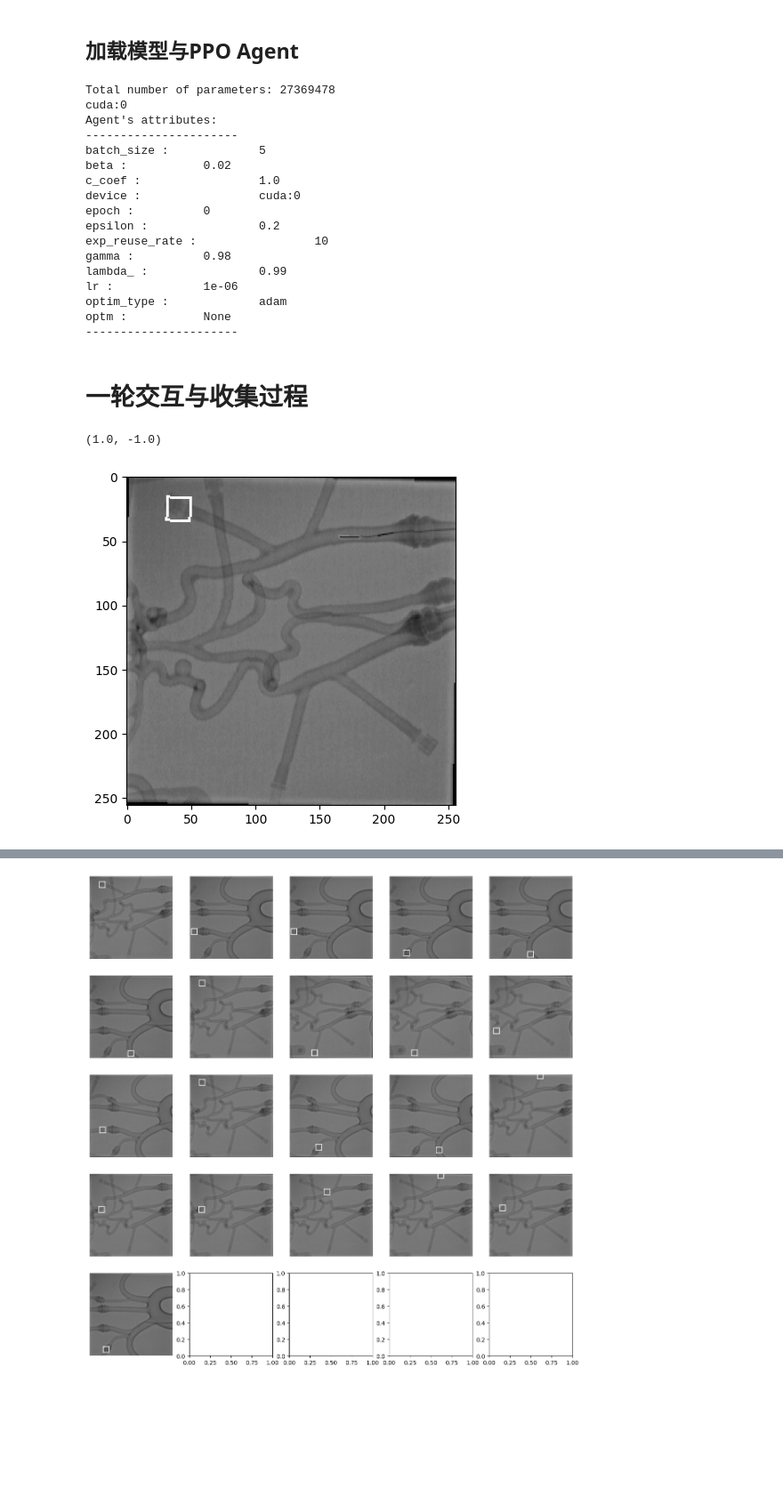
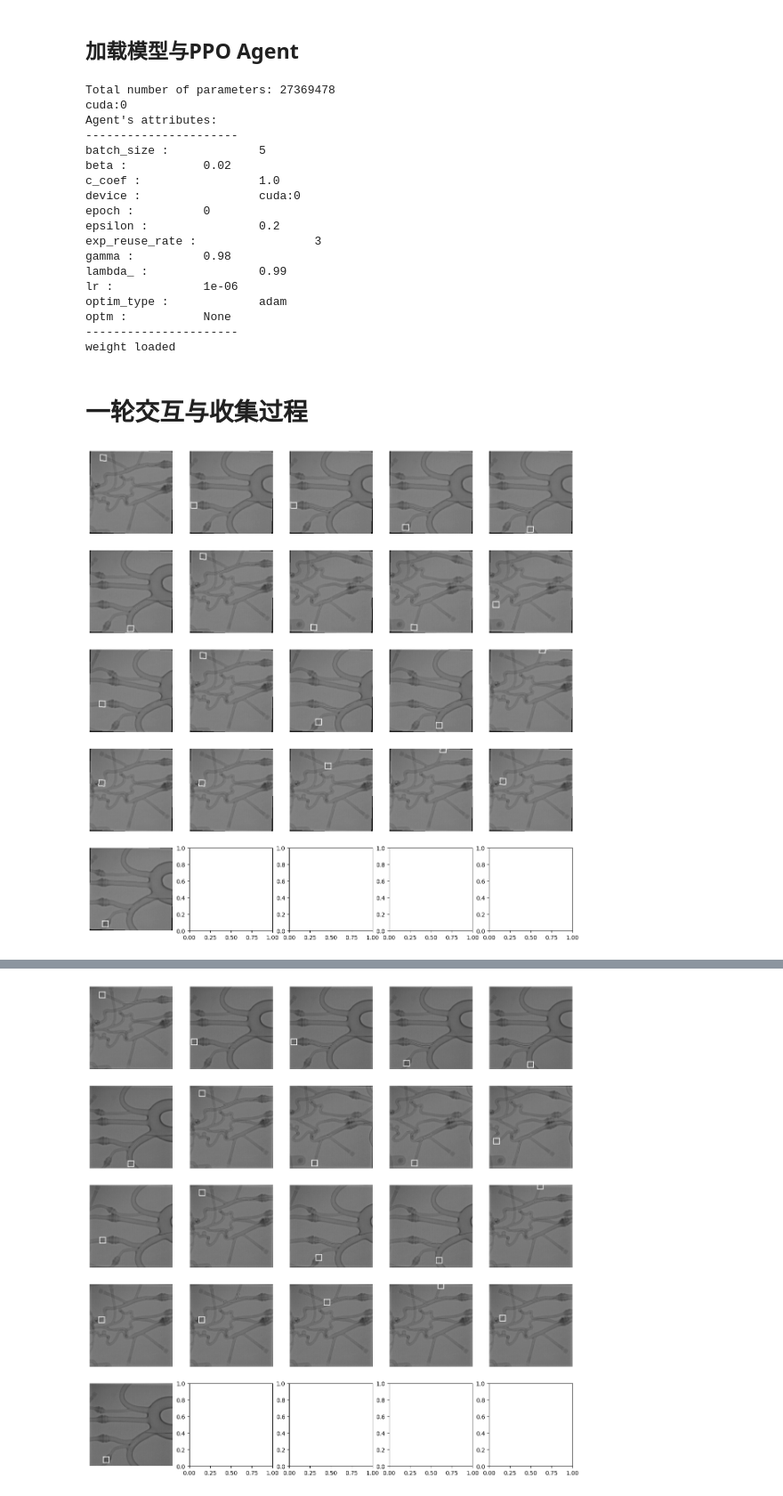
Before and after one commit to umeiko/guide-sim, a Jupyter notebook: PPO.ipynb, the cells around one changed output, grey strips where cells are left out. Shown at 89% size. Drawn from its saved outputs; the diff is of its cells as text; code cells hidden in the pictures; blank space fills up the shorter version.

```diff
--- a/PPO.ipynb
+++ b/PPO.ipynb
@@ -128,6 +150,14 @@ agent = Agent(model)
 agent.ac_model = model.to(agent.device)
 agent.set_hyperpara(hyper)
 agent.plot_attrs()
+# 加载模型权重
+weight_path = os.path.join("./weights", hyper.task_name)
+last_epo = 0
+if agent.load(os.path.join(weight_path, "last.pth"),'cuda:0'):
+    last_epo = int(agent.epoch)
+    print("weight loaded")
+else:
+    print("weight not loaded")
 # %% [output]
 Total number of parameters: 27369478
 cuda:0
@@ -139,13 +169,14 @@ c_coef :                 1.0
 device :                 cuda:0
 epoch :          0
 epsilon :                0.2
-exp_reuse_rate :                 10
+exp_reuse_rate :                 3
 gamma :          0.98
 lambda_ :                0.99
 lr :             1e-06
 optim_type :             adam
 optm :           None
 ----------------------
+weight loaded
 # %% [markdown]
 # 一轮交互与收集过程
 # %%
@@ -165,10 +196,8 @@ transform_norm = transforms.Compose([
 ])
 # %%
 states = se.reset(transform)
+fig = img_ploter(states)
+plt.show()
+# %% [output]
+[figure, added]
-# %%
-plt.imshow(states[0, 0], cmap="gray")
-np.max(states[0, 0]), np.min(states[0, 0])
-# %% [output]
-(1.0, -1.0)
-[figure, removed]
 # %%
```
Also changed, not shown: parts of 7 cells of this notebook, 5 other files.
